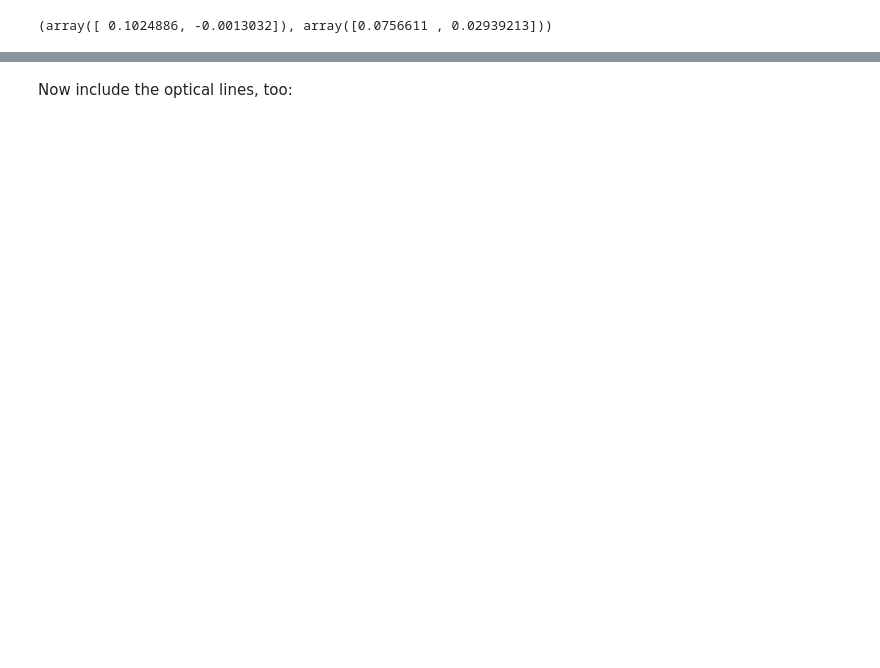
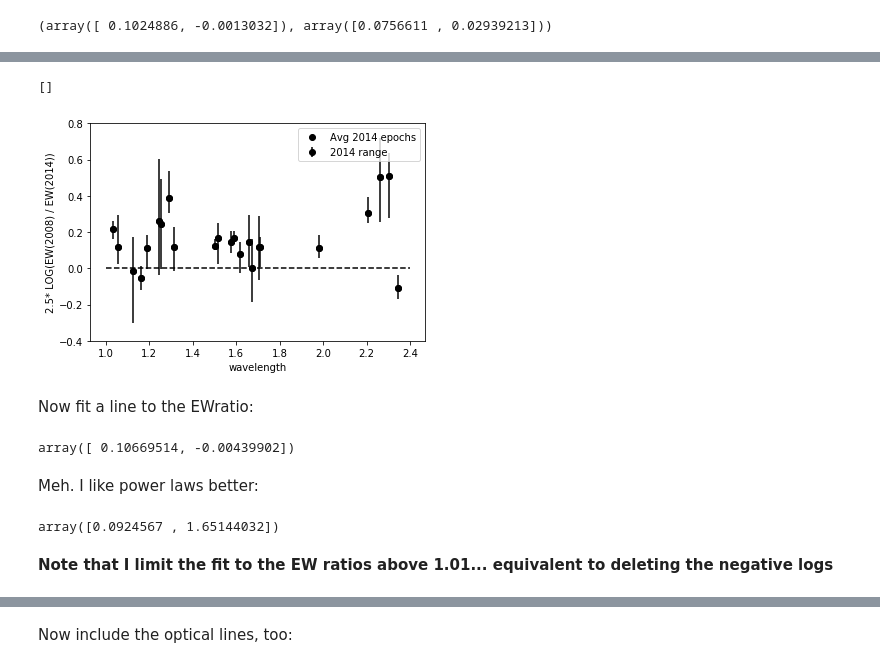
Before and after one commit to krislars/AA_Tau_Covey, a Jupyter notebook: AATau_3_veiling.ipynb, the cells around one changed output, grey strips where cells are left out. Drawn from its saved outputs; the diff is of its cells as text; code cells hidden in the pictures; blank space fills up the shorter version.

```diff
--- a/AATau_3_veiling.ipynb
+++ b/AATau_3_veiling.ipynb
@@ -545,0 +460,25 @@ And try averaging over each line:
+# %%
+plt.plot(EWavg['LineLambda'],2.5*np.log10(EWavg['EWratio']),'ko',label='Avg 2014 epochs')
+lower_err = 2.5*np.log10(EWavg['EWratio']) - 2.5*np.log10(EWavg['EWmin'])
+upper_err = 2.5*np.log10(EWavg['EWmax']) - 2.5*np.log10(EWavg['EWratio'])
+asymmetric_error = [lower_err, upper_err]
+plt.errorbar(EWavg['LineLambda'],2.5*np.log10(EWavg['EWratio']), yerr=asymmetric_error, fmt='ko',label='2014 range')
+
+plt.ylim([-.4,.8])
+plt.xlabel('wavelength')
+plt.ylabel('2.5* LOG(EW(2008) / EW(2014))')
+plt.plot([1,2.4],[0,0],'--k')
+plt.legend()
+plt.plot()
+# %% [output]
+[]
+[figure, added]
+# %% [markdown]
+Now fit a line to the EWratio:
+# %%
+za=np.polyfit(EWavg['LineLambda'] , 2.5*np.log10(EWavg['EWratio']), 1)
+za
+# %% [output]
+array([ 0.10669514, -0.00439902])
+# %% [markdown]
+Meh.  I like power laws better:
@@ -546 +488,9 @@ And try averaging over each line:
+# %%
+popt, pcov = curve_fit(powlaw, EWavg['LineLambda'][EWavg['EWratio']>1.01],
+                       2.5*np.log10(EWavg['EWratio'][EWavg['EWratio']>1.01]))
+popt
+# %% [output]
+array([0.0924567 , 1.65144032])
+# %% [markdown]
+**Note that I limit the fit to the EW ratios above 1.01... equivalent to deleting the negative logs**
 # %%
```
Also changed, not shown: parts of 42 cells of this notebook, 4 other files.
